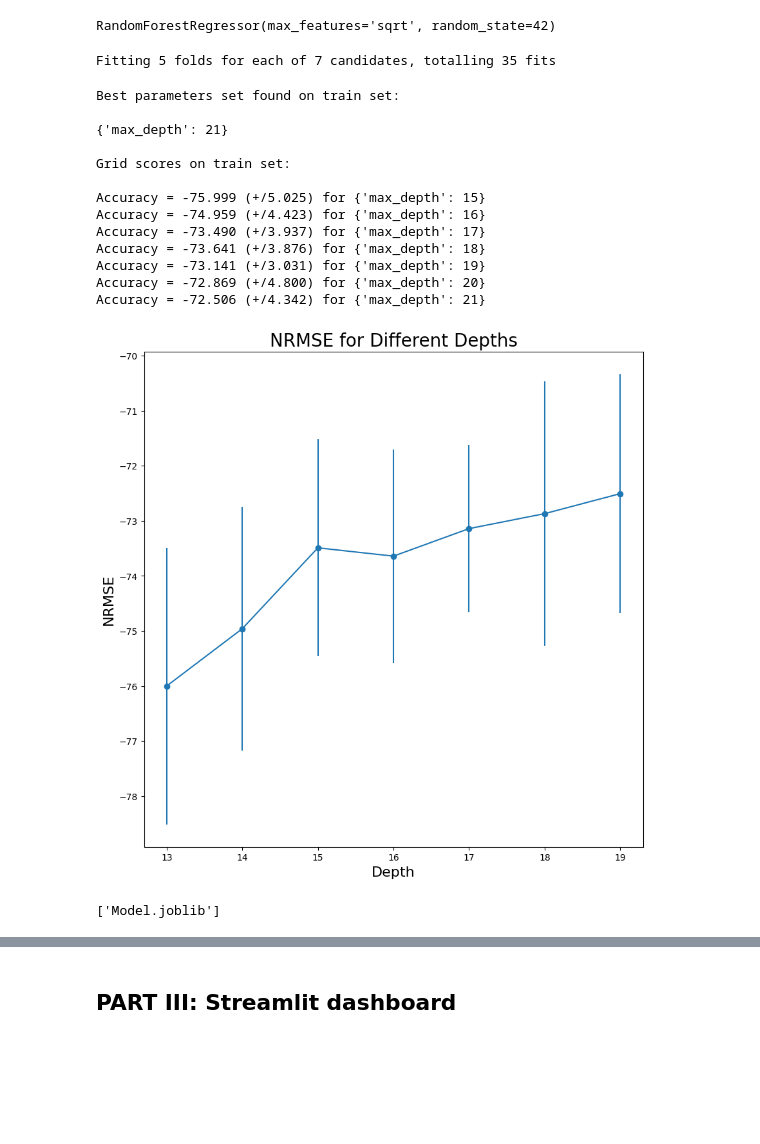
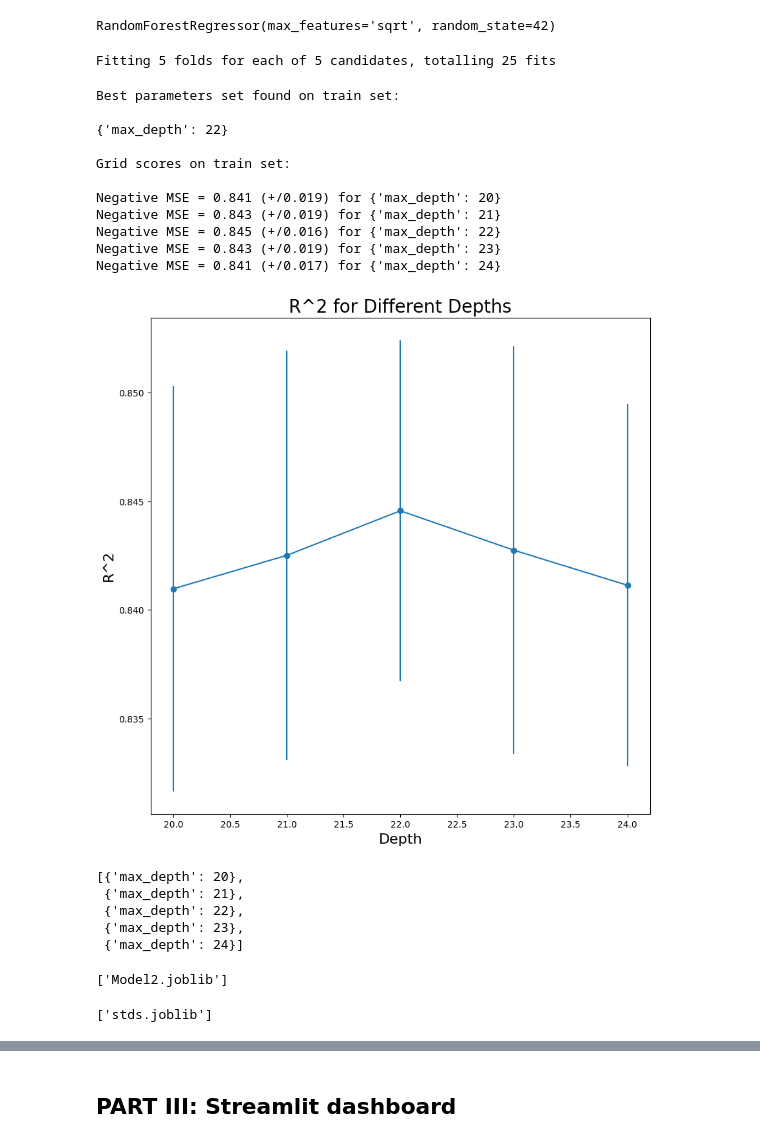
Before and after one commit to badek23/BikeRentalPredictions, a Jupyter notebook: EDA and Model Creation.ipynb, the cells around one changed output, grey strips where cells are left out. Cells and saved outputs as stored; diff of their text form; code cells hidden in the pictures; blank space fills up the shorter version.

```diff
--- a/EDA and Model Creation.ipynb
+++ b/EDA and Model Creation.ipynb
@@ -113,13 +114,13 @@ RandomForestRegressor(max_features='sqrt', random_state=42)
 # Comment on hyperparameter tuning and on why this evaluation metric was chosen
 # %%
 # GridSearchCV for hyperparameter tuning
-param_grid = {'max_depth': range(15,22)}
+param_grid = {'max_depth': range(20,25)}
 
-crossval_rf = GridSearchCV(random_forest, param_grid, scoring='neg_root_mean_squared_error', cv=5 , n_jobs=1, verbose=1)
+crossval_rf = GridSearchCV(random_forest, param_grid, scoring='r2', cv=5 , n_jobs=1, verbose=1)
 
 crossval_rf.fit(X_train,y_train);
 # %% [output]
-Fitting 5 folds for each of 7 candidates, totalling 35 fits
+Fitting 5 folds for each of 5 candidates, totalling 25 fits
 # %%
 print("Best parameters set found on train set:")
 print()
@@ -130,36 +131,50 @@ print()
 means = crossval_rf.cv_results_['mean_test_score']
 stds = crossval_rf.cv_results_['std_test_score']
 for mean, std, params in zip(means, stds, crossval_rf.cv_results_['params']):
-    print("Accuracy = %0.3f (+/%0.03f) for %r" % (mean, std * 2, params))
+    print("Negative MSE = %0.3f (+/%0.03f) for %r" % (mean, std * 2, params))
 # %% [output]
 Best parameters set found on train set:
 
-{'max_depth': 21}
+{'max_depth': 22}
 
 Grid scores on train set:
 
-Accuracy = -75.999 (+/5.025) for {'max_depth': 15}
-Accuracy = -74.959 (+/4.423) for {'max_depth': 16}
-Accuracy = -73.490 (+/3.937) for {'max_depth': 17}
-Accuracy = -73.641 (+/3.876) for {'max_depth': 18}
-Accuracy = -73.141 (+/3.031) for {'max_depth': 19}
-Accuracy = -72.869 (+/4.800) for {'max_depth': 20}
-Accuracy = -72.506 (+/4.342) for {'max_depth': 21}
+Negative MSE = 0.841 (+/0.019) for {'max_depth': 20}
+Negative MSE = 0.843 (+/0.019) for {'max_depth': 21}
+Negative MSE = 0.845 (+/0.016) for {'max_depth': 22}
+Negative MSE = 0.843 (+/0.019) for {'max_depth': 23}
+Negative MSE = 0.841 (+/0.017) for {'max_depth': 24}
 # %%
 # Visualize the different accuracies for different depths of the decision tree
 plt.figure(figsize=(10,10))
-plt.errorbar(range(13,20,1), [m for m in means], yerr=stds, fmt='-o')
-plt.title('NRMSE for Different Depths', fontsize=20)
+plt.errorbar(range(20,25,1), [m for m in means], yerr=stds, fmt='-o')
+plt.title('R^2 for Different Depths', fontsize=20)
 plt.xlabel("Depth", fontsize=16)
-plt.ylabel("NRMSE", fontsize=16)
+plt.ylabel("R^2", fontsize=16)
 plt.show()
 # %% [output]
-[figure, old version]
+[figure, new version]
+# %%
+crossval_rf.cv_results_['params']
+# %% [output]
+[{'max_depth': 20},
+ {'max_depth': 21},
+ {'max_depth': 22},
+ {'max_depth': 23},
+ {'max_depth': 24}]
 # %%
 # Save model for future use
 best_est = crossval_rf.best_estimator_
 
-joblib.dump(best_est,"Model.joblib")
+joblib.dump(best_est,"Model2.joblib")
 # %% [output]
-['Model.joblib']
+['Model2.joblib']
+# %%
+max_depth = crossval_rf.cv_results_['params']
+
+joblib.dump(max_depth,"depths.joblib")
+joblib.dump(means,"means.joblib")
+joblib.dump(stds,"stds.joblib")
+# %% [output]
+['stds.joblib']
 # %%
```
Also changed, not shown: parts of 13 cells of this notebook, 7 other files.
